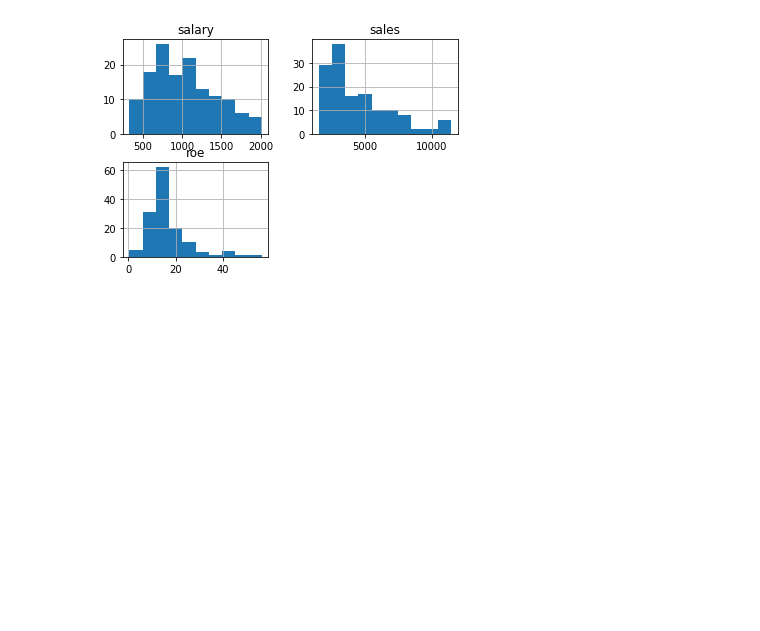
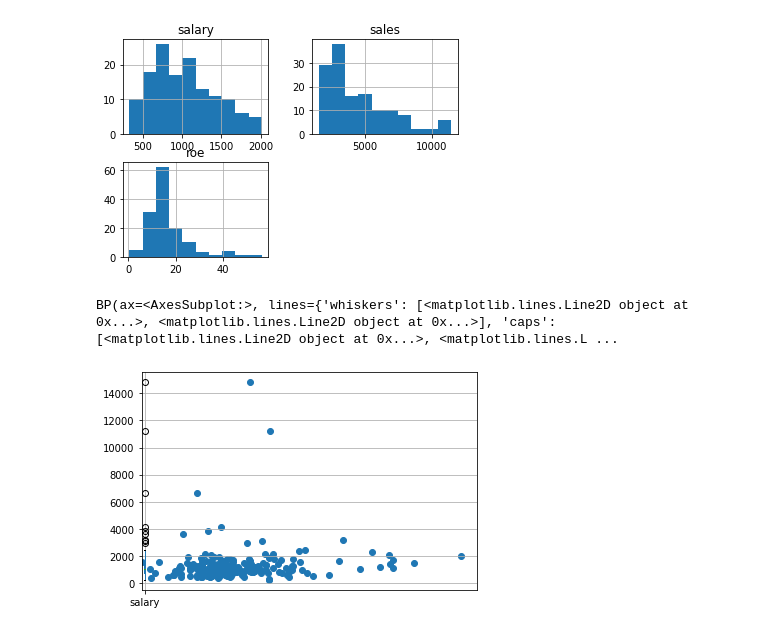
Before and after one commit to semanticist21/study-folder, a Jupyter notebook: bigdata1/test.ipynb, the cells around one changed output. Saved outputs shown, nothing was run; the diff lists cells and outputs as text; code cells hidden in the pictures; blank space fills up the shorter version.

```diff
--- a/bigdata1/test.ipynb
+++ b/bigdata1/test.ipynb
@@ -33,3 +33,19 @@ array([[<AxesSubplot:title={'center':'salary'}>,
       dtype=object)
 [figure]
 [figure]
+# %%
+import pandas as pd
+import matplotlib.pyplot as plt
+
+
+data = pd.read_csv('./data2/Ex_CEOSalary.csv', encoding='utf-8')
+
+data['industry'].replace([1,2,3,4], ['Service', 'IT', 'Finance', 'Others'])
+
+plt.scatter(data['roe'], data['salary'], alpha=1.0)
+data.groupby('industry')[['salary']].describe()
+
+data.boxplot(column='salary', return_type='both')
+# %% [output]
+BP(ax=<AxesSubplot:>, lines={'whiskers': [<matplotlib.lines.Line2D object at 0x...>, <matplotlib.lines.Line2D object at 0x...>], 'caps': [<matplotlib.lines.Line2D object at 0x...>, <matplotlib.lines.L ...
+[figure, added]
```
Also changed, not shown: parts of 1 cell of this notebook, 2 other files.
